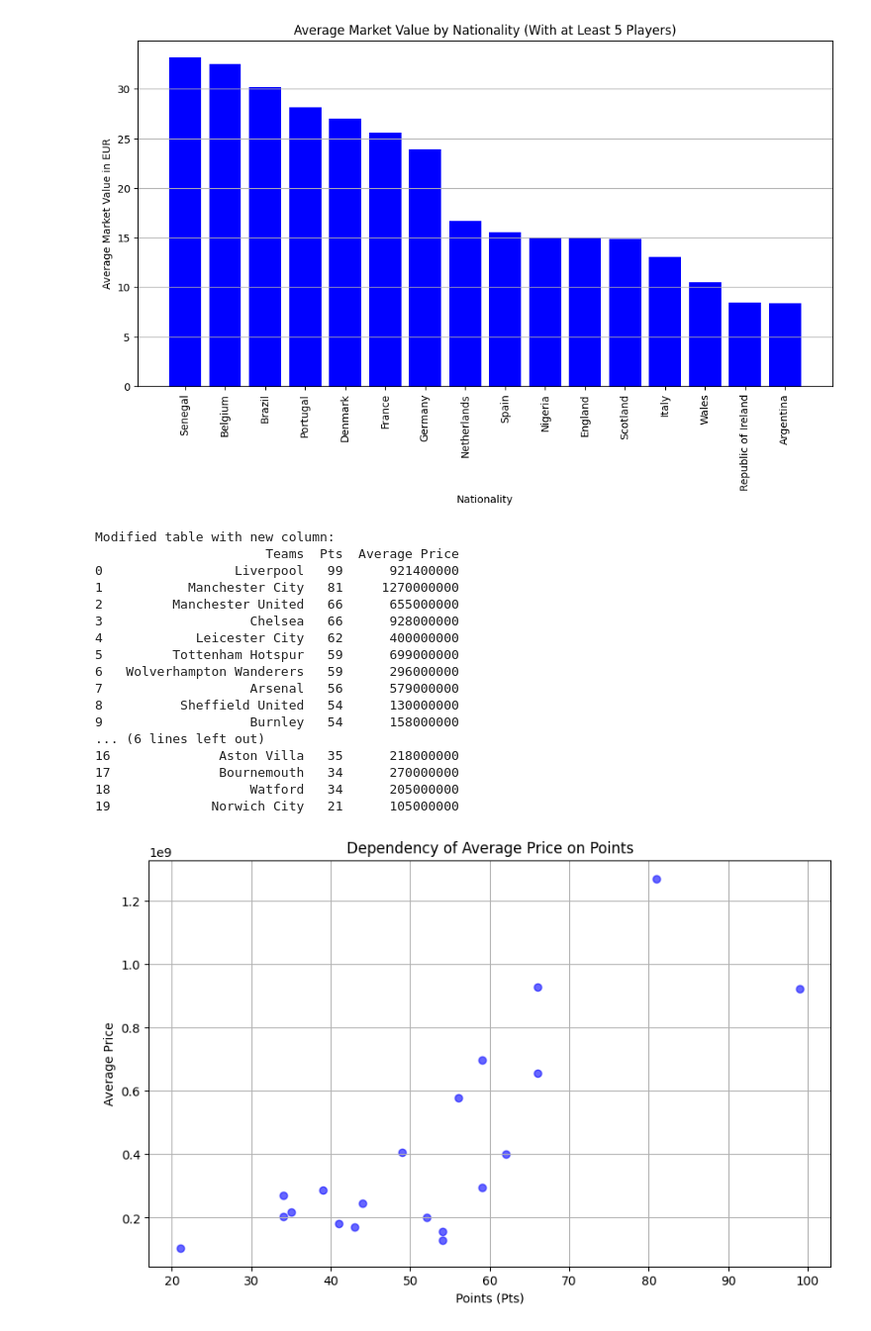
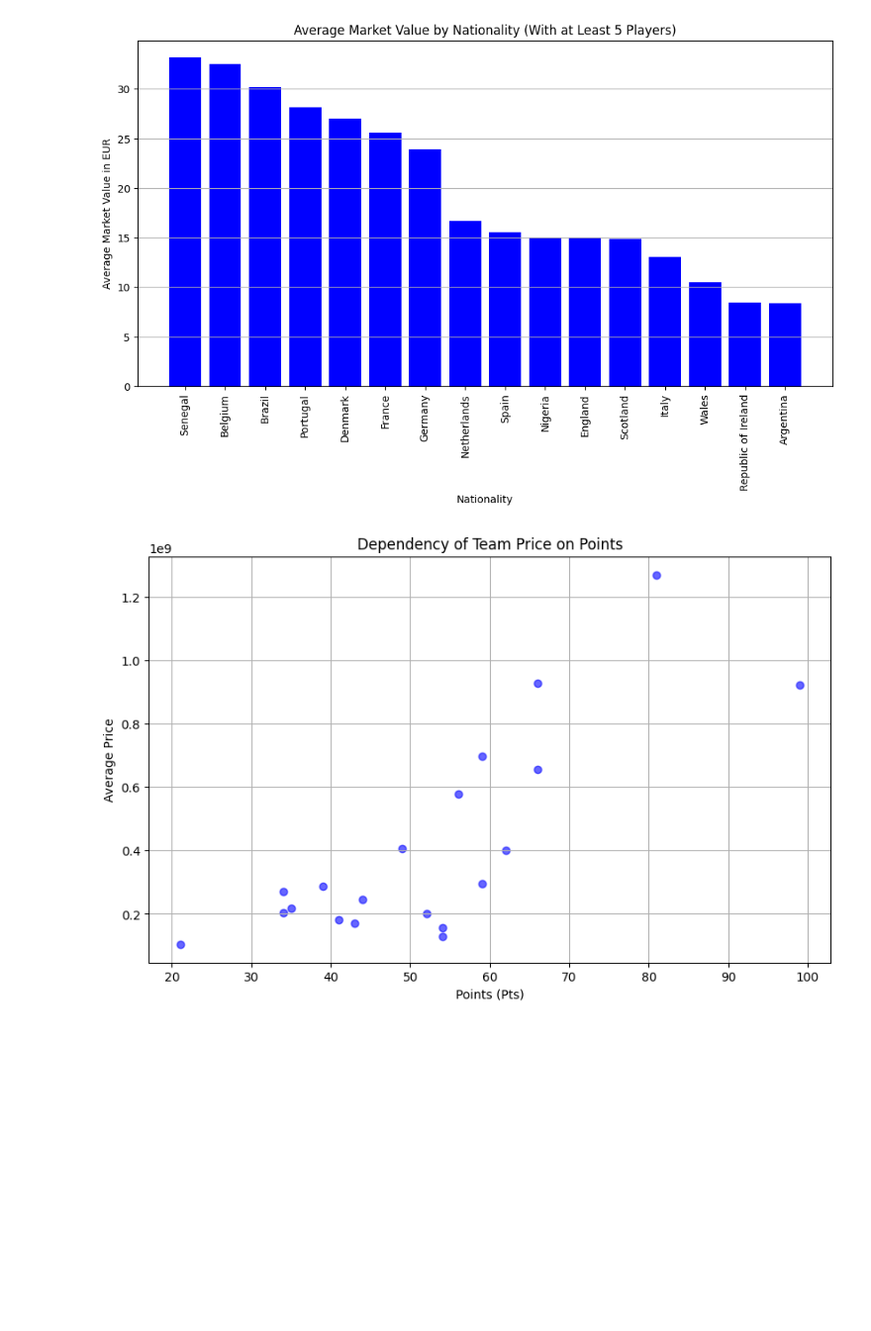
Before and after one commit to maxon461/MSiD, a Jupyter notebook: RAPORT/pythonProject/Raport.ipynb, the cells around one changed output. Shown at 99% size. Drawn from its saved outputs; the diff is of its cells as text; code cells hidden in the pictures; blank space fills up the shorter version.

```diff
--- a/RAPORT/pythonProject/Raport.ipynb
+++ b/RAPORT/pythonProject/Raport.ipynb
@@ -228,60 +275,15 @@ plt.show()
 # %% [output]
 [figure]
 # %%
-import pandas as pd
-import matplotlib.pyplot as plt
 
-
-tables = pd.read_html('https://www.eurosport.com/football/premier-league/2019-2020/standings.shtml')
-
-
-table_of_team_results = tables[0]
-
-# Ensure "Teams" and "Pts" columns exist before proceeding
-if 'Teams' in table_of_team_results.columns and 'Pts' in table_of_team_results.columns:
-
-    table_of_team_results.loc[:, 'Teams'] = table_of_team_results['Teams'].apply(lambda x: x[:-3] if isinstance(x, str) else x)
-
-    # Retain only the "Teams" and "Pts" columns
-    table_of_team_results = table_of_team_results.loc[:, ['Teams', 'Pts']]
-
-
-    table_of_team_results['Average Price'] = ['921400000', '1270000000', '655000000', '928000000', '400000000', '699000000', '296000000', '579000000', '130000000', '158000000', '200000000',
-                        '407000000', '246000000', '171000000', '183000000', '287000000', '218000000', '270000000', '205000000', '105000000']
-
-
-    table_of_team_results['Average Price'] = table_of_team_results['Average Price'].astype(int)
-
-
-    print("\nModified table with new column:")
-    print(table_of_team_results)
 
 
     plt.figure(figsize=(10, 6))
-    plt.scatter(table_of_team_results['Pts'], table_of_team_results['Average Price'], color='blue', alpha=0.6)
-    plt.title('Dependency of Average Price on Points')
+    plt.scatter(table_of_team_results['Pts'], table_of_team_results['Team Price'], color='blue', alpha=0.6)
+    plt.title('Dependency of Team Price on Points')
     plt.xlabel('Points (Pts)')
     plt.ylabel('Average Price')
     plt.grid(True)
     plt.show()
-else:
-    print("The required columns 'Teams' and 'Pts' are not present in the table.")
 # %% [output]
-Modified table with new column:
-                      Teams  Pts  Average Price
-0                 Liverpool   99      921400000
-1           Manchester City   81     1270000000
-2         Manchester United   66      655000000
-3                   Chelsea   66      928000000
-4            Leicester City   62      400000000
-5         Tottenham Hotspur   59      699000000
-6   Wolverhampton Wanderers   59      296000000
-7                   Arsenal   56      579000000
-8          Sheffield United   54      130000000
-9                   Burnley   54      158000000
-... (6 lines left out)
-16              Aston Villa   35      218000000
-17              Bournemouth   34      270000000
-18                  Watford   34      205000000
-19             Norwich City   21      105000000
-[figure, old version]
+[figure, new version]
```
Also changed, not shown: parts of 48 cells of this notebook, 7 other files.
